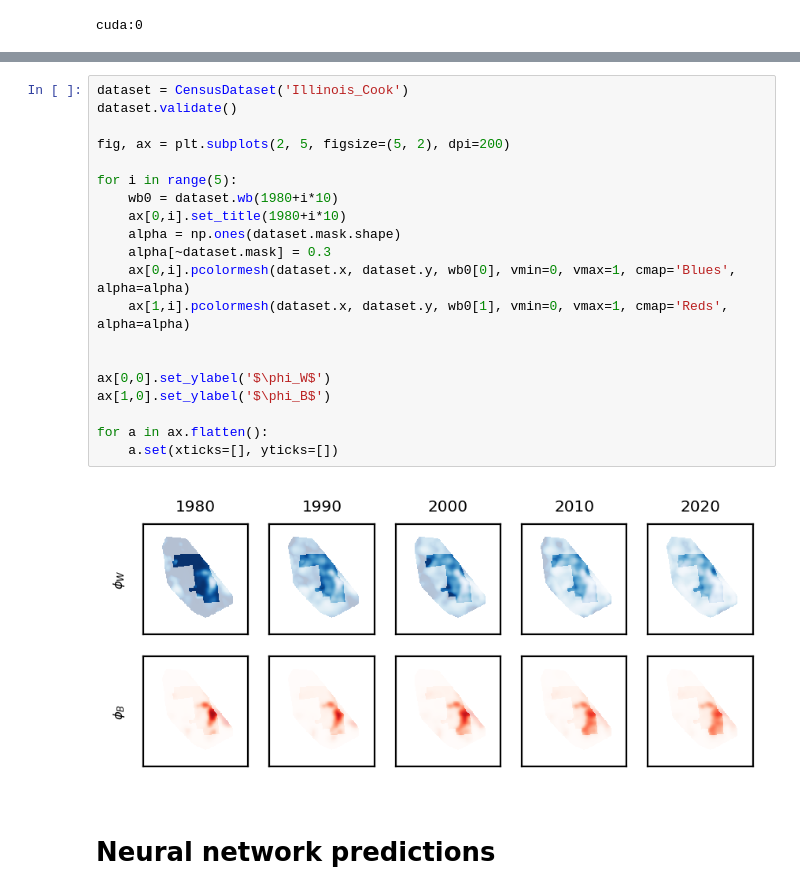
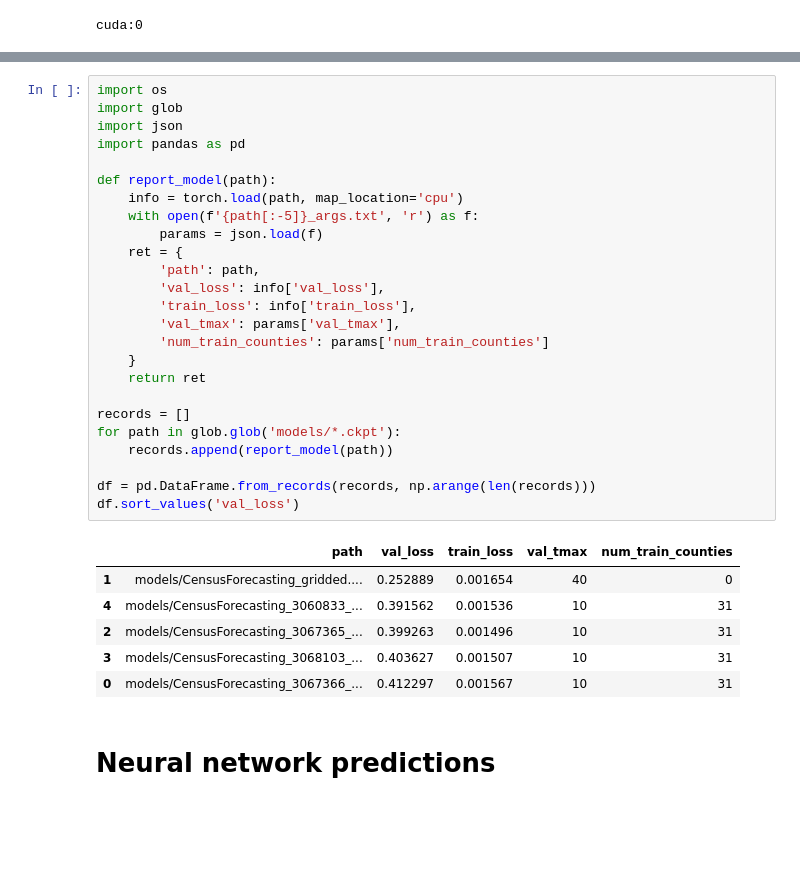
Before and after one commit to jcolen/sociohydro, a Jupyter notebook: census_gridded/CensusModels.ipynb, the cells around one changed output, grey strips where cells are left out. Saved outputs shown, nothing was run; the diff lists cells and outputs as text; blank space fills up the shorter version.

```diff
--- a/census_gridded/CensusModels.ipynb
+++ b/census_gridded/CensusModels.ipynb
@@ -130,25 +20,35 @@ Text(0, 0.33, '2020 Census')
-# %%
-dataset = CensusDataset('Illinois_Cook')
-dataset.validate()
-
-fig, ax = plt.subplots(2, 5, figsize=(5, 2), dpi=200)
-
-for i in range(5):
-    wb0 = dataset.wb(1980+i*10)
-    ax[0,i].set_title(1980+i*10)
-    alpha = np.ones(dataset.mask.shape)
-    alpha[~dataset.mask] = 0.3
-    ax[0,i].pcolormesh(dataset.x, dataset.y, wb0[0], vmin=0, vmax=1, cmap='Blues', alpha=alpha)
-    ax[1,i].pcolormesh(dataset.x, dataset.y, wb0[1], vmin=0, vmax=1, cmap='Reds', alpha=alpha)
-
-
-ax[0,0].set_ylabel('$\phi_W$')
-ax[1,0].set_ylabel('$\phi_B$')
-
-for a in ax.flatten():
-    a.set(xticks=[], yticks=[])
-# %% [output]
-[figure, removed]
+# %%
+import os
+import glob
+import json
+import pandas as pd
+
+def report_model(path):
+    info = torch.load(path, map_location='cpu')
+    with open(f'{path[:-5]}_args.txt', 'r') as f:
+        params = json.load(f)
+    ret = {
+        'path': path,
+        'val_loss': info['val_loss'],
+        'train_loss': info['train_loss'],
+        'val_tmax': params['val_tmax'],
+        'num_train_counties': params['num_train_counties']
+    }
+    return ret
+
+records = []
+for path in glob.glob('models/*.ckpt'):
+    records.append(report_model(path))
+
+df = pd.DataFrame.from_records(records, np.arange(len(records)))
+df.sort_values('val_loss')
+# %% [output]
+|  | path | val_loss | train_loss | val_tmax | num_train_counties |
+| 1 | models/CensusForecasting_gridded.... | 0.252889 | 0.001654 | 40 | 0 |
+| 4 | models/CensusForecasting_3060833_... | 0.391562 | 0.001536 | 10 | 31 |
+| 2 | models/CensusForecasting_3067365_... | 0.399263 | 0.001496 | 10 | 31 |
+| 3 | models/CensusForecasting_3068103_... | 0.403627 | 0.001507 | 10 | 31 |
+| 0 | models/CensusForecasting_3067366_... | 0.412297 | 0.001567 | 10 | 31 |
 # %% [markdown]
 # Neural network predictions
 # %%
```
Also changed, not shown: parts of 9 cells of this notebook, 54 other files.
